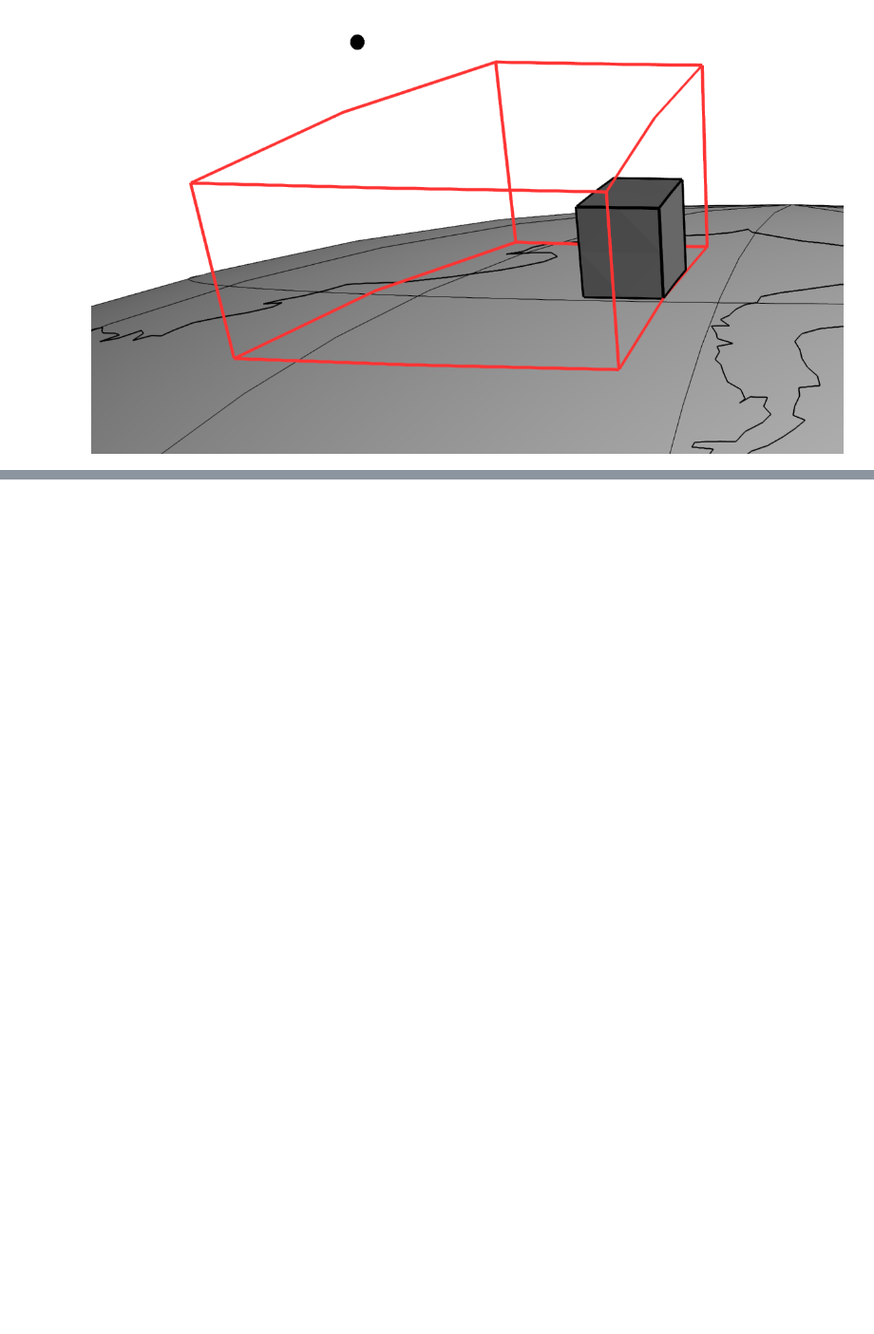
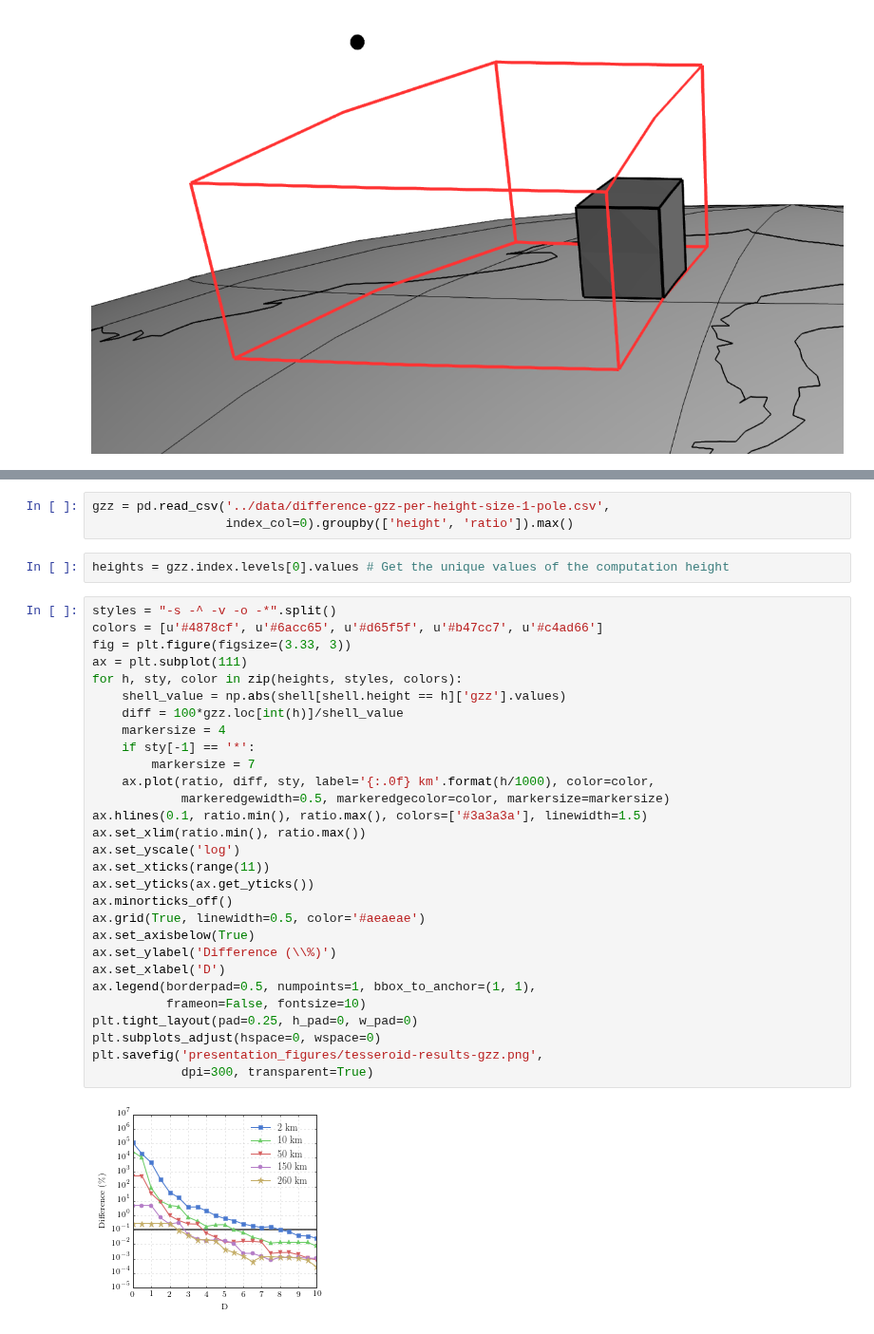
Before and after one commit to pinga-lab/paper-tesseroids, a Jupyter notebook: notebooks/presentation_figures.ipynb, the cells around one changed output, grey strips where cells are left out. Shown at 95% size. Saved outputs shown, nothing was run; the diff lists cells and outputs as text; blank space fills up the shorter version.

```diff
--- a/notebooks/presentation_figures.ipynb
+++ b/notebooks/presentation_figures.ipynb
@@ -229,0 +306,36 @@ Image(filename='presentation_figures/tesseroid-algorithm-split2-p2.png', width=8
+# %%
+gzz = pd.read_csv('../data/difference-gzz-per-height-size-1-pole.csv',
+                  index_col=0).groupby(['height', 'ratio']).max()
+# %%
+heights = gzz.index.levels[0].values # Get the unique values of the computation height
+# %%
+styles = "-s -^ -v -o -*".split()
+colors = [u'#4878cf', u'#6acc65', u'#d65f5f', u'#b47cc7', u'#c4ad66']
+fig = plt.figure(figsize=(3.33, 3))
+ax = plt.subplot(111)
+for h, sty, color in zip(heights, styles, colors):
+    shell_value = np.abs(shell[shell.height == h]['gzz'].values)
+    diff = 100*gzz.loc[int(h)]/shell_value
+    markersize = 4
+    if sty[-1] == '*':
+        markersize = 7
+    ax.plot(ratio, diff, sty, label='{:.0f} km'.format(h/1000), color=color,
+            markeredgewidth=0.5, markeredgecolor=color, markersize=markersize)
+ax.hlines(0.1, ratio.min(), ratio.max(), colors=['#3a3a3a'], linewidth=1.5)
+ax.set_xlim(ratio.min(), ratio.max())
+ax.set_yscale('log')
+ax.set_xticks(range(11))
+ax.set_yticks(ax.get_yticks())
+ax.minorticks_off()
+ax.grid(True, linewidth=0.5, color='#aeaeae')
+ax.set_axisbelow(True)
+ax.set_ylabel('Difference (\\%)')
+ax.set_xlabel('D')
+ax.legend(borderpad=0.5, numpoints=1, bbox_to_anchor=(1, 1),
+          frameon=False, fontsize=10)
+plt.tight_layout(pad=0.25, h_pad=0, w_pad=0)
+plt.subplots_adjust(hspace=0, wspace=0)
+plt.savefig('presentation_figures/tesseroid-results-gzz.png',
+            dpi=300, transparent=True)
+# %% [output]
+[figure, added]
```
Also changed, not shown: parts of 8 cells of this notebook.
